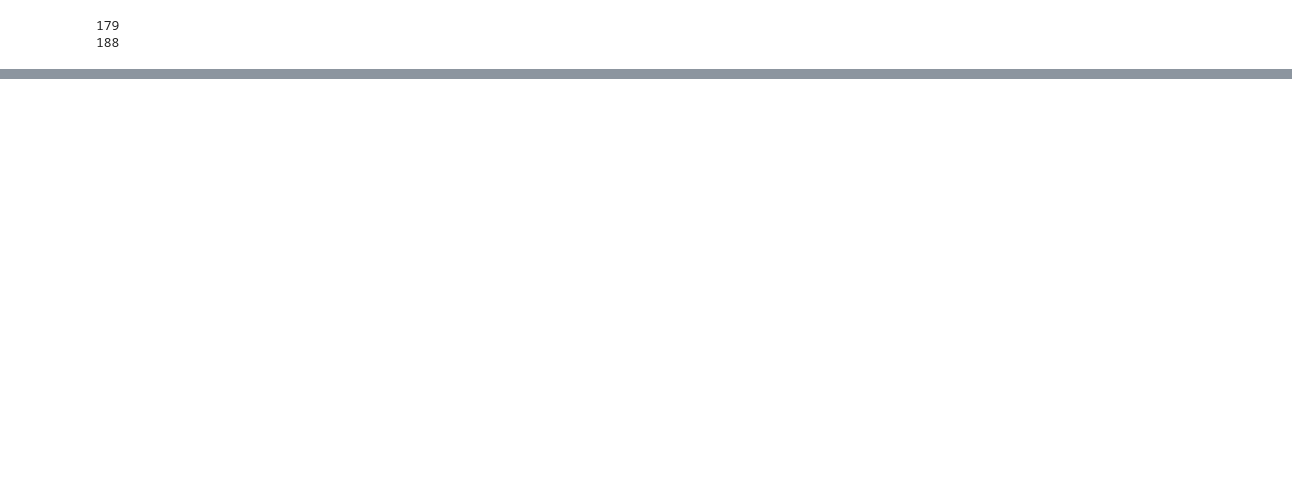
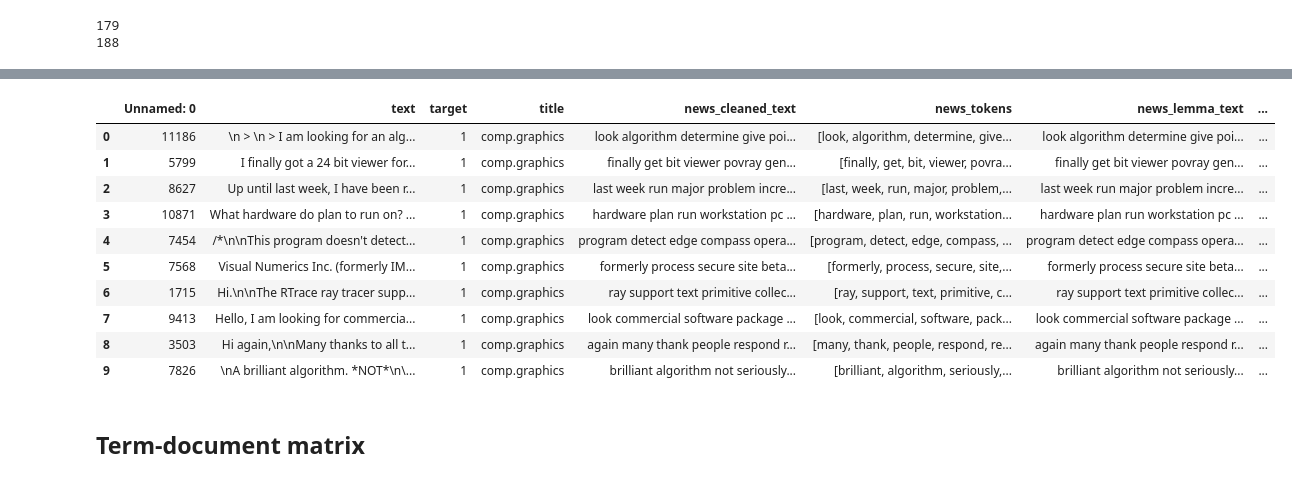
Before and after one commit to geersenthil/Topic-Modeling-, a Jupyter notebook: LSA.ipynb, the cells around one changed output, grey strips where cells are left out. Saved outputs shown, nothing was run; the diff lists cells and outputs as text; code cells hidden in the pictures; blank space fills up the shorter version.

```diff
--- a/LSA.ipynb
+++ b/LSA.ipynb
@@ -89,0 +111,2 @@ print(lemmatizated_text)
+# %%
+dataset['news_lemma_text']=lemmatization(dataset['text'])
@@ -114,0 +137,13 @@ news_data.head()
+# %%
+#tokenize
+def gen_words(texts):
+  final = []
+
+  for text in texts:
+    new = gensim.utils.simple_preprocess(text, deacc=True)
+    for w in new:
+      if w in stop_words or len(w)<3:
+        new.remove(w)
+    final.append(new)
+  return (final)
+dataset['news_tokens']=gen_words(dataset['news_cleaned_text'])
@@ -115,3 +164,31 @@ news_data.head()
+# %%
+def joinTokens(texts):
+  texts_out = []
+  for text in texts:
+    new_text = []
+    for token in text:
+            new_text.append(token)
+    final = " ".join(new_text)
+    texts_out.append(final)
+  return (texts_out)
+# %%
+dataset['news_joined_text']=joinTokens(dataset['news_tokens'])
+# %%
+dataset.head(10)
+# %% [output]
+|  | Unnamed: 0 | text | target | title | news_cleaned_text | news_tokens | news_lemma_text | ... |
+| 0 | 11186 | \n > \n > I am looking for an alg... | 1 | comp.graphics | look algorithm determine give poi... | [look, algorithm, determine, give... | look algorithm determine give poi... | ... |
+| 1 | 5799 | I finally got a 24 bit viewer for... | 1 | comp.graphics | finally get bit viewer povray gen... | [finally, get, bit, viewer, povra... | finally get bit viewer povray gen... | ... |
+| 2 | 8627 | Up until last week, I have been r... | 1 | comp.graphics | last week run major problem incre... | [last, week, run, major, problem,... | last week run major problem incre... | ... |
+| 3 | 10871 | What hardware do plan to run on? ... | 1 | comp.graphics | hardware plan run workstation pc ... | [hardware, plan, run, workstation... | hardware plan run workstation pc ... | ... |
+| 4 | 7454 | /*\n\nThis program doesn't detect... | 1 | comp.graphics | program detect edge compass opera... | [program, detect, edge, compass, ... | program detect edge compass opera... | ... |
+| 5 | 7568 | Visual Numerics Inc. (formerly IM... | 1 | comp.graphics | formerly process secure site beta... | [formerly, process, secure, site,... | formerly process secure site beta... | ... |
+| 6 | 1715 | Hi.\n\nThe RTrace ray tracer supp... | 1 | comp.graphics | ray support text primitive collec... | [ray, support, text, primitive, c... | ray support text primitive collec... | ... |
+| 7 | 9413 | Hello, I am looking for commercia... | 1 | comp.graphics | look commercial software package ... | [look, commercial, software, pack... | look commercial software package ... | ... |
+| 8 | 3503 | Hi again,\n\nMany thanks to all t... | 1 | comp.graphics | again many thank people respond r... | [many, thank, people, respond, re... | again many thank people respond r... | ... |
+| 9 | 7826 | \nA brilliant algorithm. *NOT*\n\... | 1 | comp.graphics | brilliant algorithm not seriously... | [brilliant, algorithm, seriously,... | brilliant algorithm not seriously... | ... |
+# %% [markdown]
+## Term-document matrix
 # %%
 vect =TfidfVectorizer(stop_words=stop_words,max_features=1000)
 # %%
```
Also changed, not shown: parts of 30 cells of this notebook.
